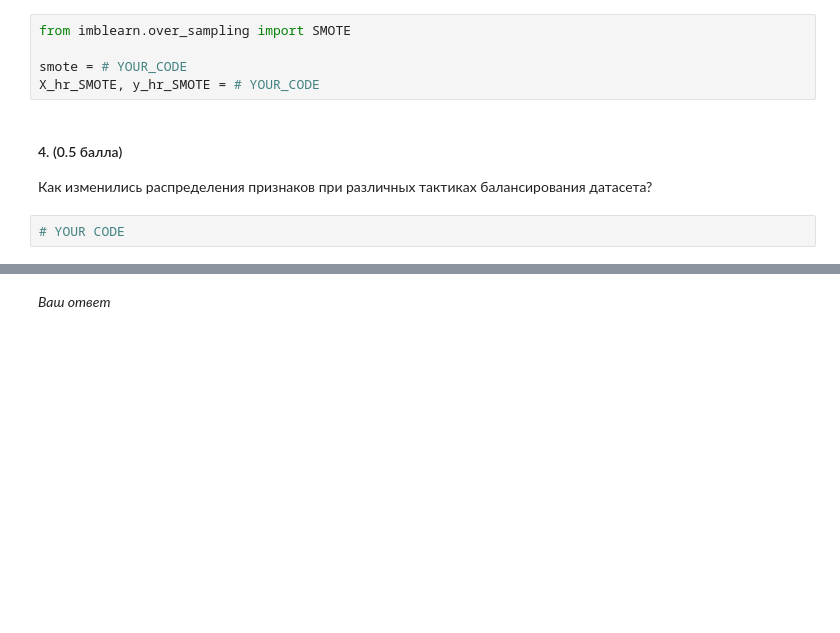
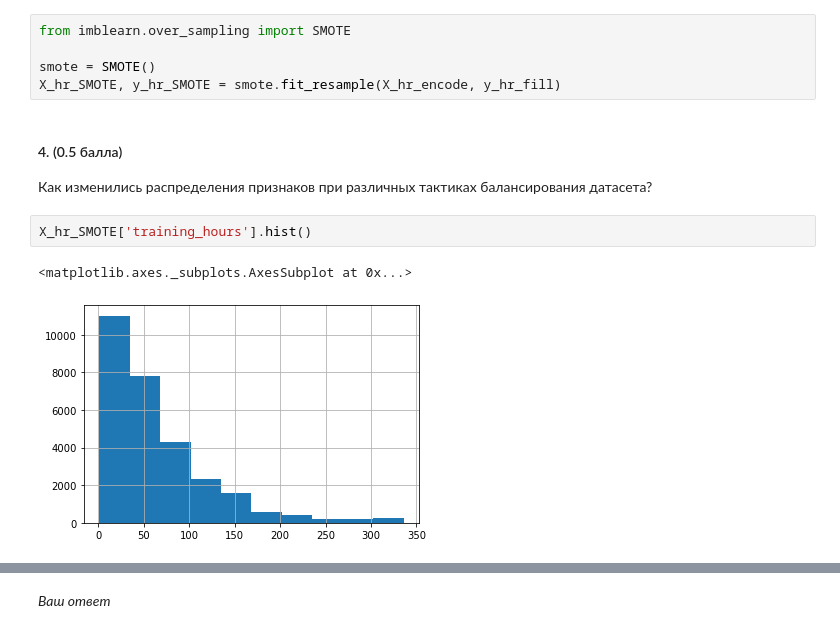
Before and after one commit to kirill-varchenko/BI_ML21_HW, a Jupyter notebook: HW1 - EDA.ipynb, the cells around one changed output, grey strips where cells are left out. Drawn from its saved outputs; the diff is of its cells as text; blank space fills up the shorter version.

```diff
--- a/HW1 - EDA.ipynb
+++ b/HW1 - EDA.ipynb
@@ -350,10 +366,13 @@ X_hr_over, y_hr_over = oversampling(X_hr_encode, y_hr_fill)
 # %%
 from imblearn.over_sampling import SMOTE
 
-smote = # YOUR_CODE
-X_hr_SMOTE, y_hr_SMOTE = # YOUR_CODE
+smote = SMOTE()
+X_hr_SMOTE, y_hr_SMOTE = smote.fit_resample(X_hr_encode, y_hr_fill)
 # %% [markdown]
 #### 4. (0.5 балла)
 Как изменились распределения признаков при различных тактиках балансирования датасета?
-# %%
-# YOUR CODE
+# %%
+X_hr_SMOTE['training_hours'].hist()
+# %% [output]
+<matplotlib.axes._subplots.AxesSubplot at 0x...>
+[figure, added]
```
Also changed, not shown: parts of 9 cells of this notebook.
